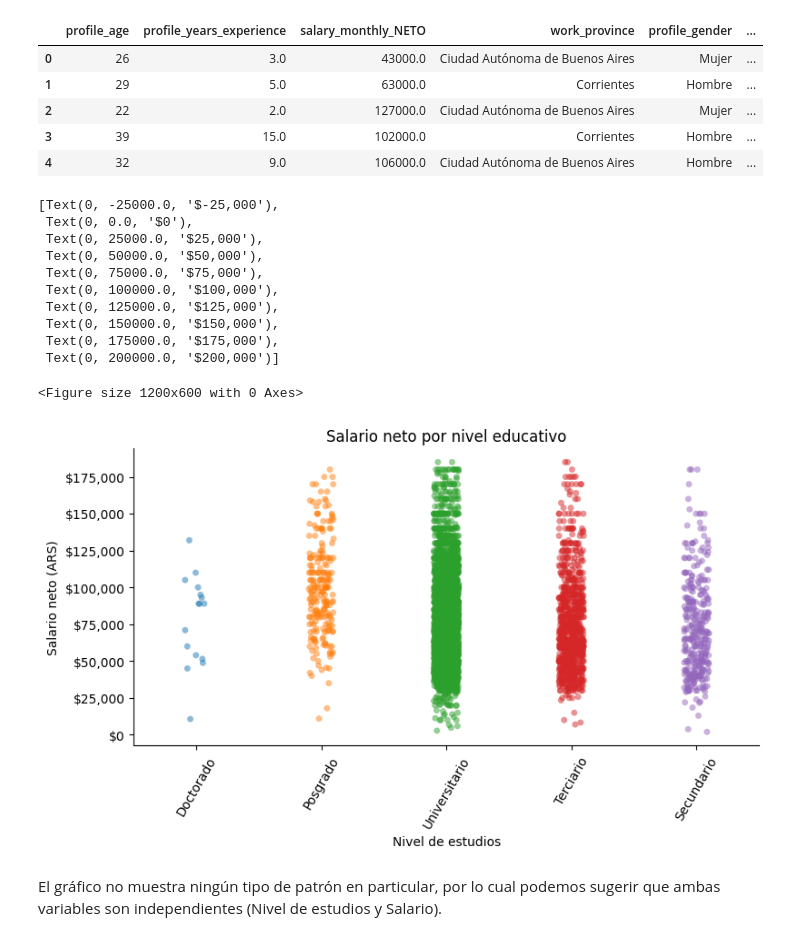
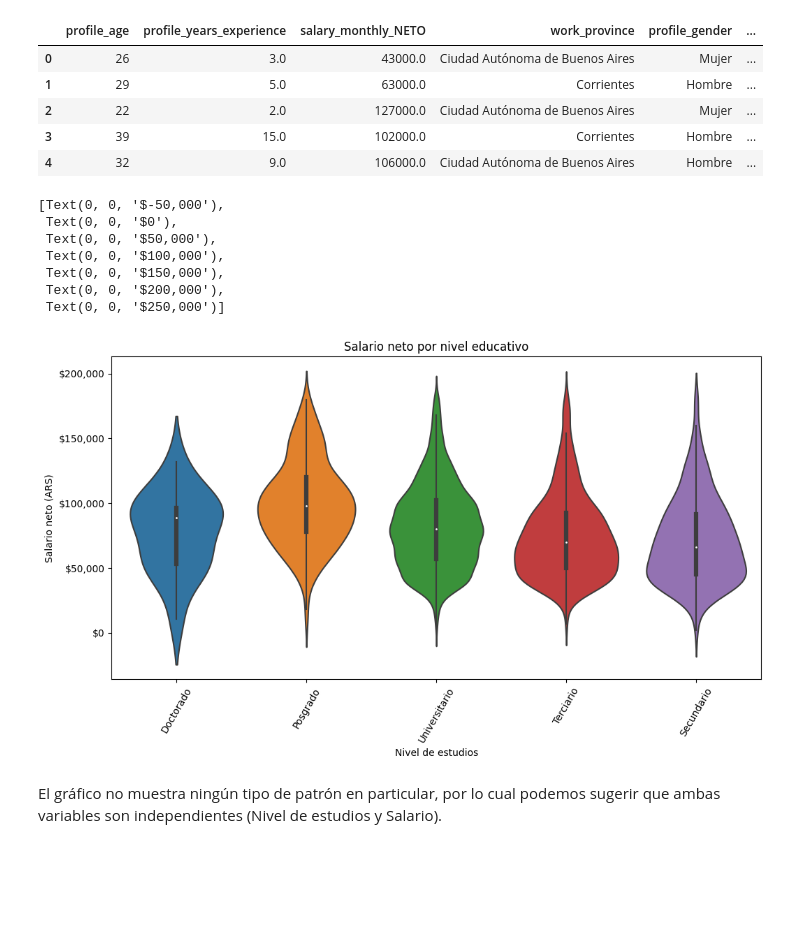
Before and after one commit to joaquinvvelaco/diplo-datos-2022, a Jupyter notebook: ayvd/entregables/Grupo_29_Entregable_Parte_1.ipynb, the cells around one changed output. Saved outputs shown, nothing was run; the diff lists cells and outputs as text; code cells hidden in the pictures; blank space fills up the shorter version.

```diff
--- a/ayvd/entregables/Grupo_29_Entregable_Parte_1.ipynb
+++ b/ayvd/entregables/Grupo_29_Entregable_Parte_1.ipynb
@@ -1381,32 +1391,28 @@ sorted_work_studies= ['Doctorado', 'Posgrado', 'Universitario', 'Terciario', 'Se
 # %%
 fig = plt.figure(figsize=(12,6))
 
-seaborn.catplot(data=studies_level, y='salary_monthly_NETO',
+seaborn.violinplot(data=studies_level, y='salary_monthly_NETO',
                 x='profile_studies_level',
                 height=4, aspect=2, order=sorted_work_studies, alpha=0.5
                 ).set(
                         ylabel='Salario neto (ARS)',
                         xlabel='Nivel de estudios',
                         title='Salario neto por nivel educativo'
                     )
 plt.xticks(rotation=60)
 
 # Formateamos los valores del eje-y
 current_values = plt.gca().get_yticks()
 plt.gca().set_yticklabels(['${:,.0f}'.format(y) for y in current_values])
 # %% [output]
-[Text(0, -25000.0, '$-25,000'),
- Text(0, 0.0, '$0'),
- Text(0, 25000.0, '$25,000'),
- Text(0, 50000.0, '$50,000'),
- Text(0, 75000.0, '$75,000'),
- Text(0, 100000.0, '$100,000'),
- Text(0, 125000.0, '$125,000'),
- Text(0, 150000.0, '$150,000'),
- Text(0, 175000.0, '$175,000'),
- Text(0, 200000.0, '$200,000')]
+[Text(0, 0, '$-50,000'),
+ Text(0, 0, '$0'),
+ Text(0, 0, '$50,000'),
+ Text(0, 0, '$100,000'),
+ Text(0, 0, '$150,000'),
+ Text(0, 0, '$200,000'),
+ Text(0, 0, '$250,000')]
-<Figure size 1200x600 with 0 Axes>
-[figure, old version]
+[figure, new version]
 # %% [markdown]
 El gráfico no muestra ningún tipo de patrón en particular, por lo cual podemos sugerir que ambas variables son independientes (Nivel de estudios y Salario).
 # %% [markdown]
```
Also changed, not shown: parts of 8 cells of this notebook.
